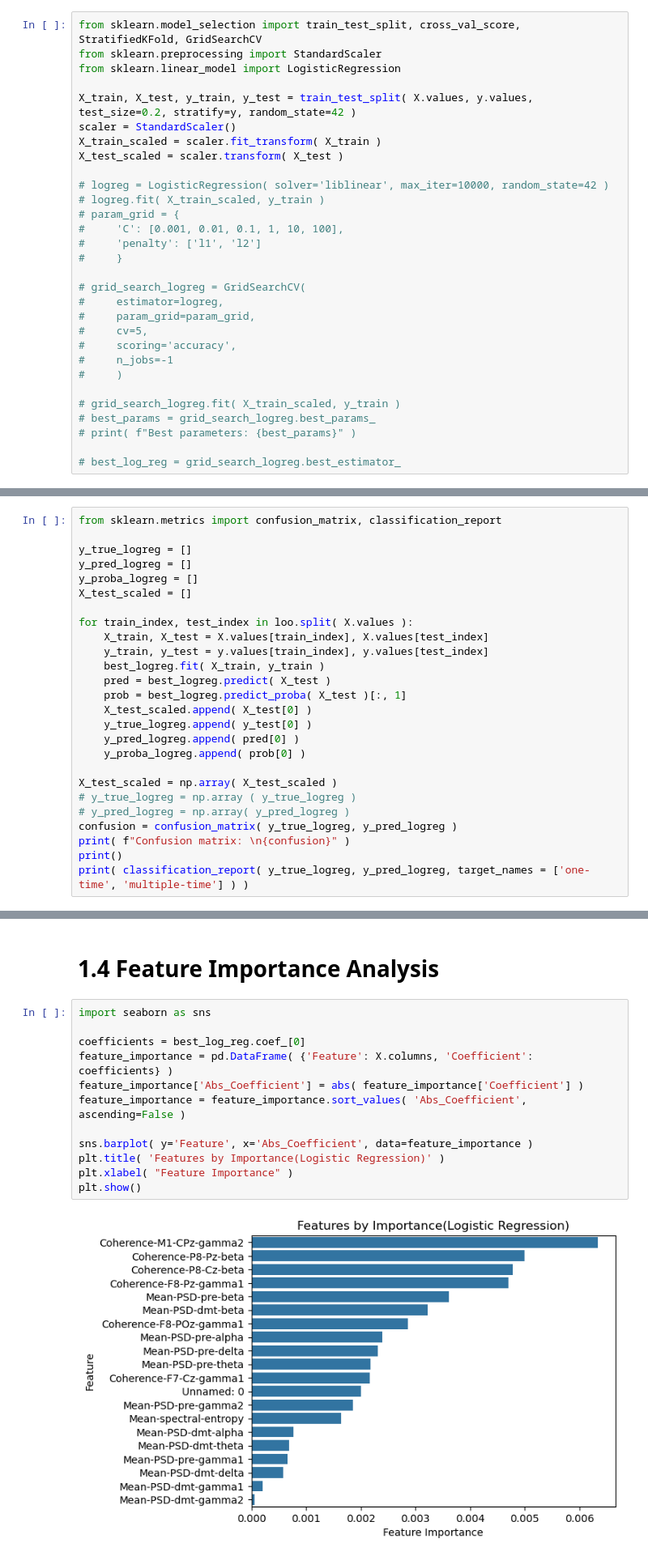
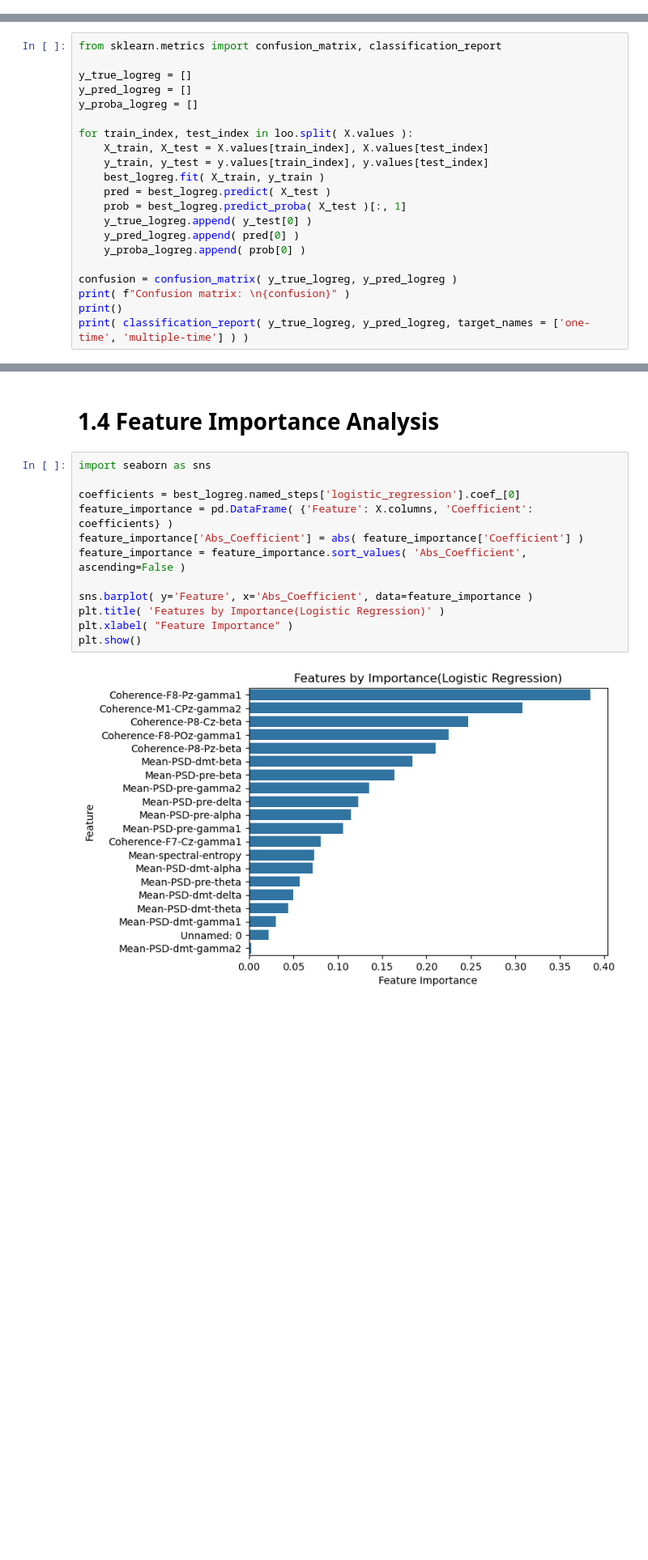
Before and after one commit to Yijun-cat/ML_DMT, a Jupyter notebook: training_model.ipynb, the cells around one changed output, grey strips where cells are left out. Shown at 81% size. Cells and saved outputs as stored; diff of their text form; blank space fills up the shorter version.

```diff
--- a/training_model.ipynb
+++ b/training_model.ipynb
@@ -54,36 +54,6 @@ plt.show()
 # 1. Logistic Regression
 # %% [markdown]
 # 1.1 Model Selection and Hyperparameter Tuning
-# %%
-from sklearn.model_selection import train_test_split, cross_val_score, StratifiedKFold, GridSearchCV
-from sklearn.preprocessing import StandardScaler
-from sklearn.linear_model import LogisticRegression
-
-X_train, X_test, y_train, y_test = train_test_split( X.values, y.values, test_size=0.2, stratify=y, random_state=42 )
-scaler = StandardScaler()
-X_train_scaled = scaler.fit_transform( X_train )
-X_test_scaled = scaler.transform( X_test )
-
-# logreg = LogisticRegression( solver='liblinear', max_iter=10000, random_state=42 )
-# logreg.fit( X_train_scaled, y_train )
-# param_grid = {
-#     'C': [0.001, 0.01, 0.1, 1, 10, 100],
-#     'penalty': ['l1', 'l2']
-#     }
-
-# grid_search_logreg = GridSearchCV(
-#     estimator=logreg,
-#     param_grid=param_grid,
-#     cv=5,
-#     scoring='accuracy',
-#     n_jobs=-1
-#     )
-
-# grid_search_logreg.fit( X_train_scaled, y_train )
-# best_params = grid_search_logreg.best_params_
-# print( f"Best parameters: {best_params}" )
-
-# best_log_reg = grid_search_logreg.best_estimator_
 # %%
 from sklearn.model_selection import LeaveOneOut, GridSearchCV
 from sklearn.preprocessing import StandardScaler
@@ -151,7 +99,6 @@ from sklearn.metrics import confusion_matrix, classification_report
 y_true_logreg = []
 y_pred_logreg = []
 y_proba_logreg = []
-X_test_scaled = []
 
 for train_index, test_index in loo.split( X.values ):
     X_train, X_test = X.values[train_index], X.values[test_index]
@@ -159,14 +106,10 @@ for train_index, test_index in loo.split( X.values ):
     best_logreg.fit( X_train, y_train )
     pred = best_logreg.predict( X_test )
     prob = best_logreg.predict_proba( X_test )[:, 1]
-    X_test_scaled.append( X_test[0] )
     y_true_logreg.append( y_test[0] )
     y_pred_logreg.append( pred[0] )
     y_proba_logreg.append( prob[0] )
 
-X_test_scaled = np.array( X_test_scaled )
-# y_true_logreg = np.array ( y_true_logreg )
-# y_pred_logreg = np.array( y_pred_logreg )
 confusion = confusion_matrix( y_true_logreg, y_pred_logreg )
 print( f"Confusion matrix: \n{confusion}" )
 print()
@@ -233,17 +150,17 @@ plt.show()
 # %%
 import seaborn as sns
 
-coefficients = best_log_reg.coef_[0]
+coefficients = best_logreg.named_steps['logistic_regression'].coef_[0]
 feature_importance = pd.DataFrame( {'Feature': X.columns, 'Coefficient': coefficients} )
 feature_importance['Abs_Coefficient'] = abs( feature_importance['Coefficient'] )
 feature_importance = feature_importance.sort_values( 'Abs_Coefficient', ascending=False )
 
 sns.barplot( y='Feature', x='Abs_Coefficient', data=feature_importance )
 plt.title( 'Features by Importance(Logistic Regression)' )
 plt.xlabel( "Feature Importance" )
 plt.show()
 # %% [output]
-[figure, old version]
+[figure, new version]
 # %% [markdown]
 # 1.5 Statistical Significance Testing
 # %%
```
Also changed, not shown: parts of 19 cells of this notebook.
